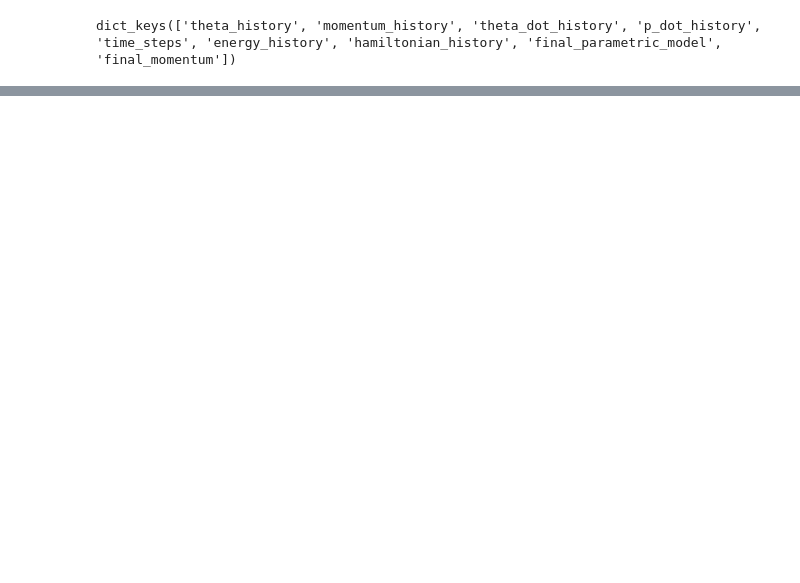
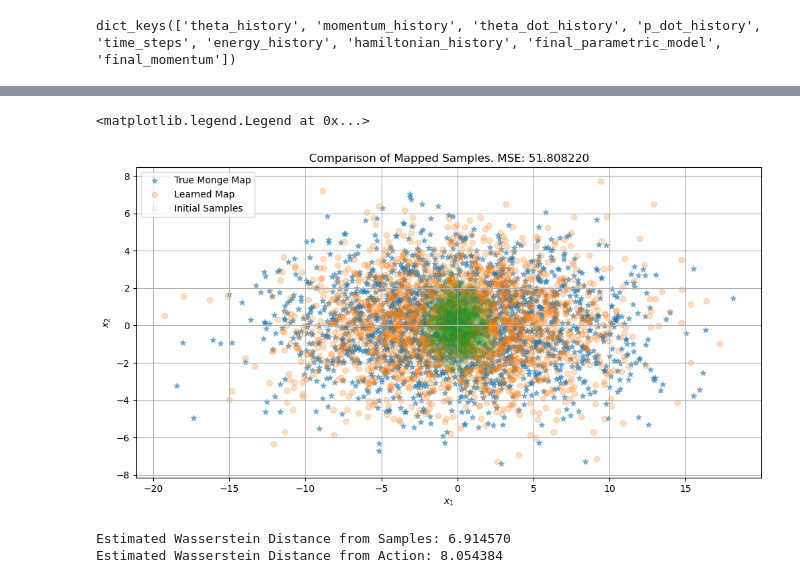
Before and after one commit to SebasGutHdz/PATHF-Parametric-Algorithm-for-Two-point-Hamiltonian-Flow-, a Jupyter notebook: test_bv_hf.ipynb, the cells around one changed output, grey strips where cells are left out. Saved outputs shown, nothing was run; the diff lists cells and outputs as text; code cells hidden in the pictures; blank space fills up the shorter version.

```diff
--- a/test_bv_hf.ipynb
+++ b/test_bv_hf.ipynb
@@ -955,0 +592,31 @@ KeyboardInterrupt:
+# %%
+true_mapped_samples = monge_map(initial_samples, Sigma_target)
+# %%
+# Compute MSE between the learned coupling and the true coupling
+mse = jnp.mean(jnp.linalg.norm(true_mapped_samples-mapped_samples,axis = 1)**2)
+ax_0 =0
+ax_1 =8
+# Comparison of obtained samples vs true Monge map
+plt.figure(figsize=(12,6))
+
+plt.scatter(true_mapped_samples[:,ax_0],true_mapped_samples[:,ax_1], marker = '*',label=' True Monge Map',alpha=0.5)
+plt.scatter(mapped_samples[:,ax_0],mapped_samples[:,ax_1],label=' Learned Map',alpha=0.25)
+plt.scatter(initial_samples[:,ax_0],initial_samples[:,ax_1],label = ' Initial Samples', alpha = 0.05)
+plt.title("Comparison of Mapped Samples. MSE: {:.6f}".format(mse))
+plt.xlabel(r'$x_1$')
+plt.ylabel(r'$x_2$')
+plt.grid(True)
+plt.legend()
+# %% [output]
+<matplotlib.legend.Legend at 0x...>
+[figure, added]
+# %%
+# Comparison of distance estimated by distance vs by the action.
+action = results['final_action']
+# Estimated Wasserstein distance
+estimated_distance = jnp.sqrt(jnp.mean(jnp.linalg.norm(true_mapped_samples-initial_samples,axis=1)**2))
+print(f"Estimated Wasserstein Distance from Samples: {estimated_distance:.6f}")
+print(f"Estimated Wasserstein Distance from Action: {jnp.sqrt(action):.6f}")
+# %% [output]
+Estimated Wasserstein Distance from Samples: 6.914570
+Estimated Wasserstein Distance from Action: 8.054384
```
Also changed, not shown: parts of 18 cells of this notebook, 2 other files.
